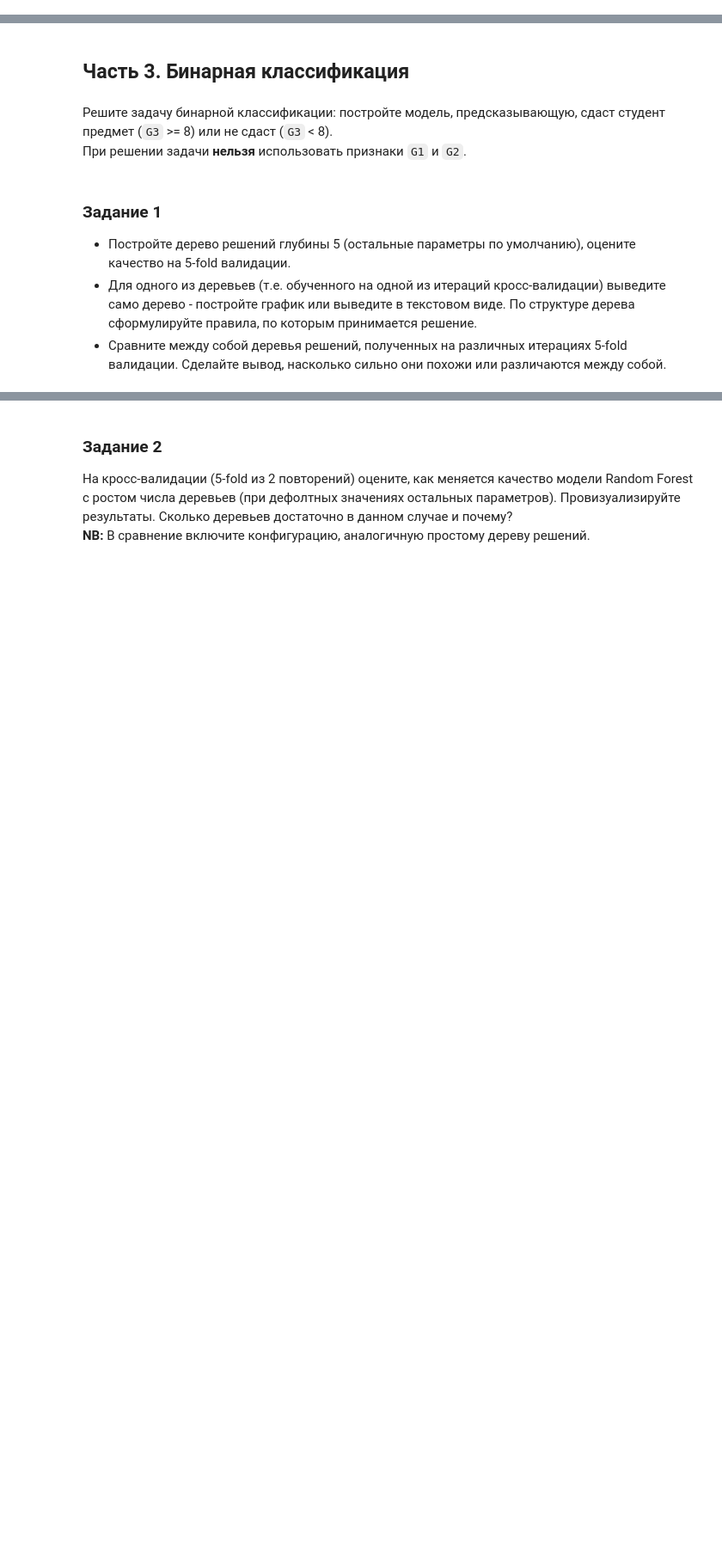
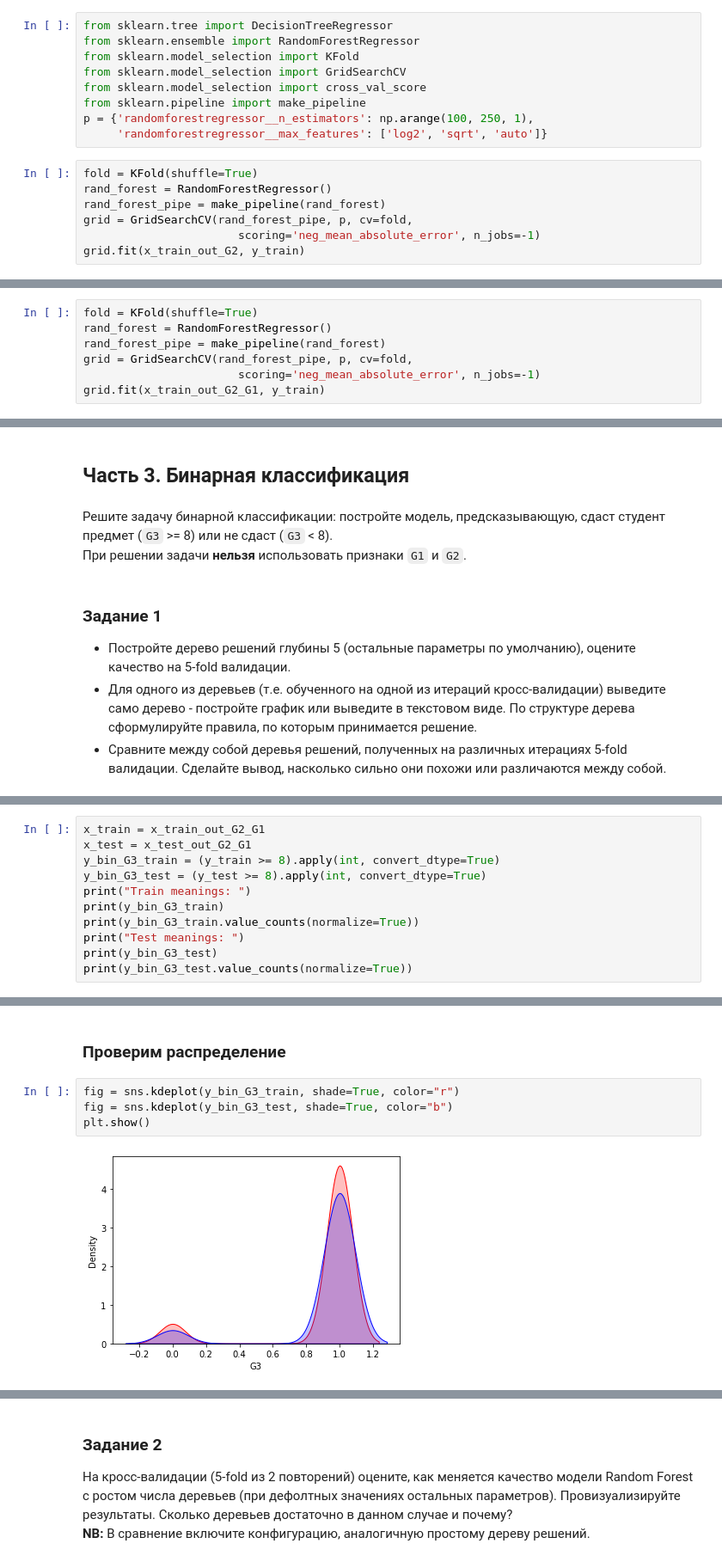
Before and after one commit to ImOsMa/IAD, a Jupyter notebook: Lab4_Supervised/Lab_3.Supervised_Learning.ipynb, the cells around one changed output, grey strips where cells are left out. Shown at 86% size. Cells and saved outputs as stored; diff of their text form; blank space fills up the shorter version.

```diff
--- a/Lab4_Supervised/Lab_3.Supervised_Learning.ipynb
+++ b/Lab4_Supervised/Lab_3.Supervised_Learning.ipynb
@@ -357,0 +766,16 @@ grid = GridSearchCV()
+# %%
+from sklearn.tree import DecisionTreeRegressor
+from sklearn.ensemble import RandomForestRegressor
+from sklearn.model_selection import KFold
+from sklearn.model_selection import GridSearchCV
+from sklearn.model_selection import cross_val_score
+from sklearn.pipeline import make_pipeline
+p = {'randomforestregressor__n_estimators': np.arange(100, 250, 1),
+     'randomforestregressor__max_features': ['log2', 'sqrt', 'auto']}
+# %%
+fold = KFold(shuffle=True)
+rand_forest = RandomForestRegressor()
+rand_forest_pipe = make_pipeline(rand_forest)
+grid = GridSearchCV(rand_forest_pipe, p, cv=fold,
+                       scoring='neg_mean_absolute_error', n_jobs=-1)
+grid.fit(x_train_out_G2, y_train)
@@ -357,0 +815,7 @@ grid = GridSearchCV()
+# %%
+fold = KFold(shuffle=True)
+rand_forest = RandomForestRegressor()
+rand_forest_pipe = make_pipeline(rand_forest)
+grid = GridSearchCV(rand_forest_pipe, p, cv=fold,
+                       scoring='neg_mean_absolute_error', n_jobs=-1)
+grid.fit(x_train_out_G2_G1, y_train)
@@ -369,0 +875,11 @@ grid = GridSearchCV()
+# %%
+x_train = x_train_out_G2_G1
+x_test = x_test_out_G2_G1
+y_bin_G3_train = (y_train >= 8).apply(int, convert_dtype=True)
+y_bin_G3_test = (y_test >= 8).apply(int, convert_dtype=True)
+print("Train meanings: ")
+print(y_bin_G3_train)
+print(y_bin_G3_train.value_counts(normalize=True))
+print("Test meanings: ")
+print(y_bin_G3_test)
+print(y_bin_G3_test.value_counts(normalize=True))
@@ -369,0 +904,8 @@ grid = GridSearchCV()
+# %% [markdown]
+### Проверим распределение
+# %%
+fig = sns.kdeplot(y_bin_G3_train, shade=True, color="r")
+fig = sns.kdeplot(y_bin_G3_test, shade=True, color="b")
+plt.show()
+# %% [output]
+[figure, added]
```
Also changed, not shown: parts of 122 cells of this notebook, 1 other file.
